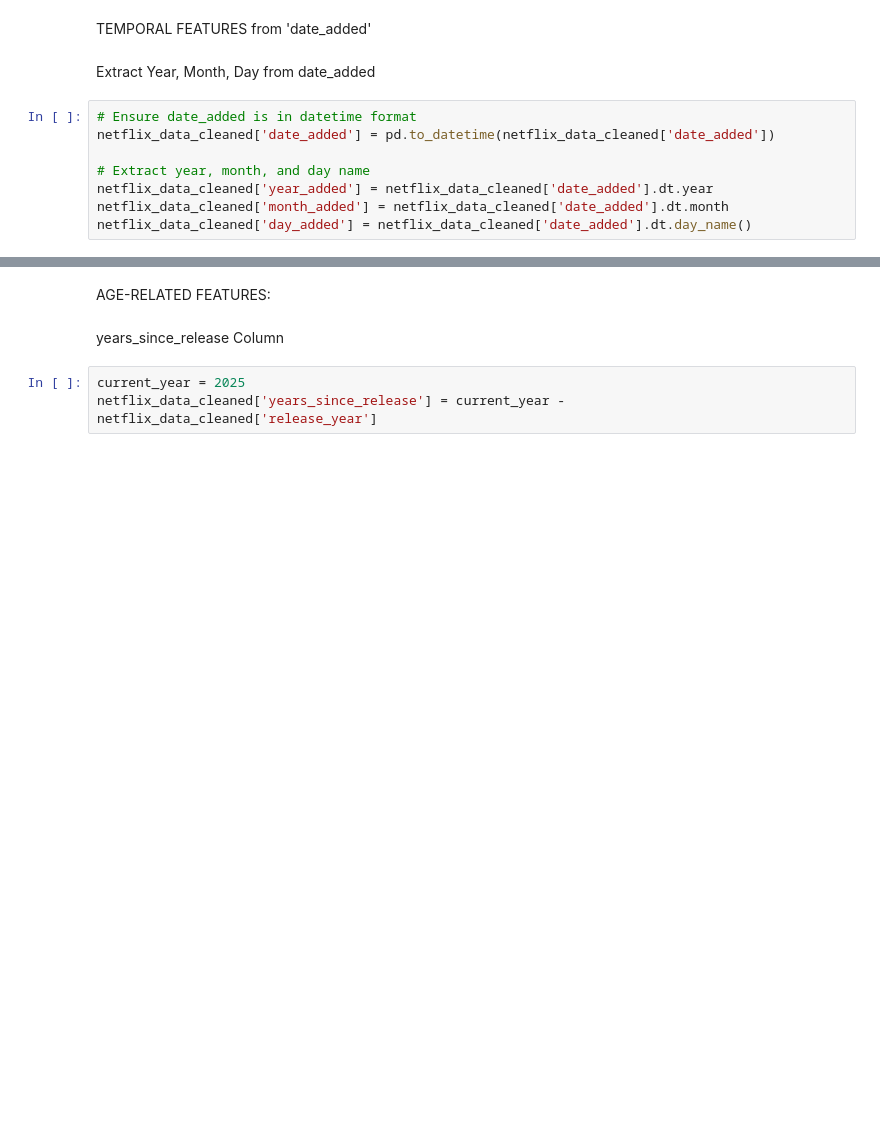
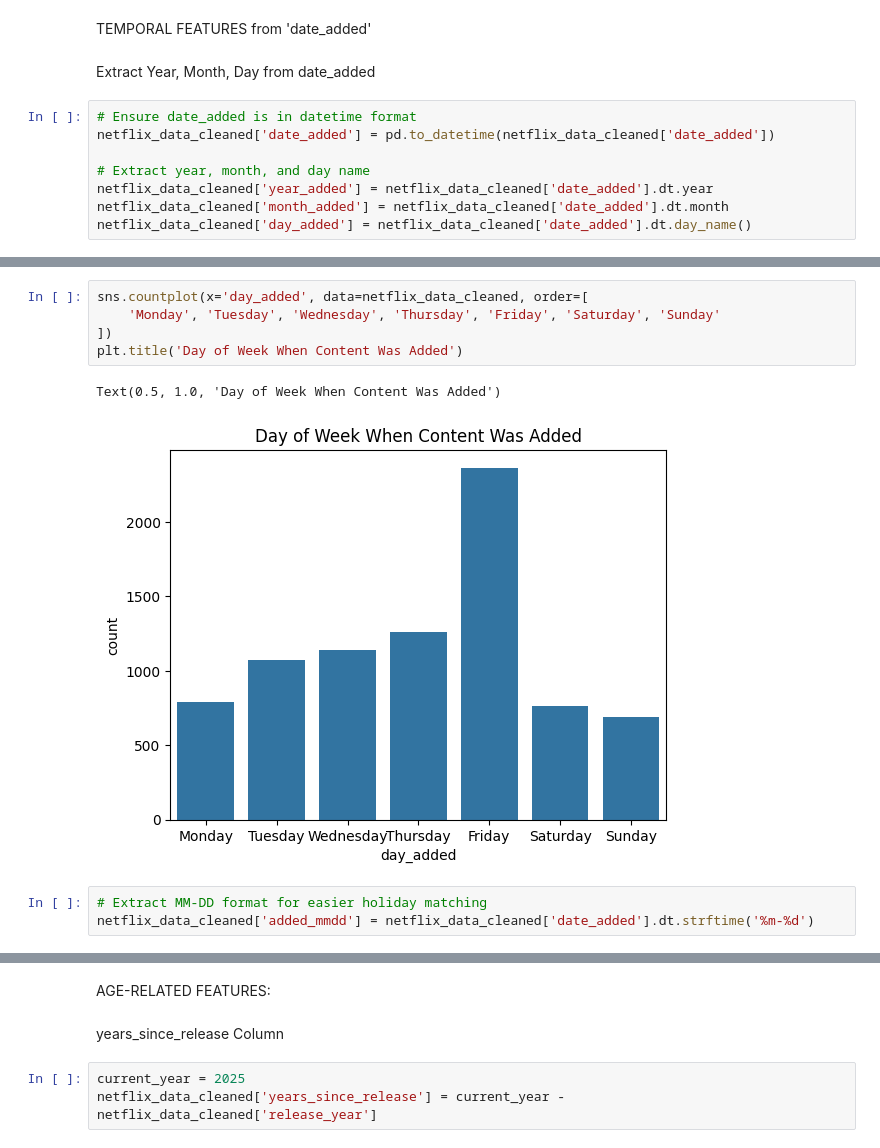
Before and after one commit to JesildaB/Netflix_EDA_FeatureEngineering, a Jupyter notebook: USECASE1.ipynb, the cells around one changed output, grey strips where cells are left out. Drawn from its saved outputs; the diff is of its cells as text; blank space fills up the shorter version.

```diff
--- a/USECASE1.ipynb
+++ b/USECASE1.ipynb
@@ -608,0 +654,11 @@ netflix_data_cleaned['day_added'] = netflix_data_cleaned['date_added'].dt.day_na
+# %%
+sns.countplot(x='day_added', data=netflix_data_cleaned, order=[
+    'Monday', 'Tuesday', 'Wednesday', 'Thursday', 'Friday', 'Saturday', 'Sunday'
+])
+plt.title('Day of Week When Content Was Added')
+# %% [output]
+Text(0.5, 1.0, 'Day of Week When Content Was Added')
+[figure, added]
+# %%
+# Extract MM-DD format for easier holiday matching
+netflix_data_cleaned['added_mmdd'] = netflix_data_cleaned['date_added'].dt.strftime('%m-%d')
```
Also changed, not shown: parts of 30 cells of this notebook.
